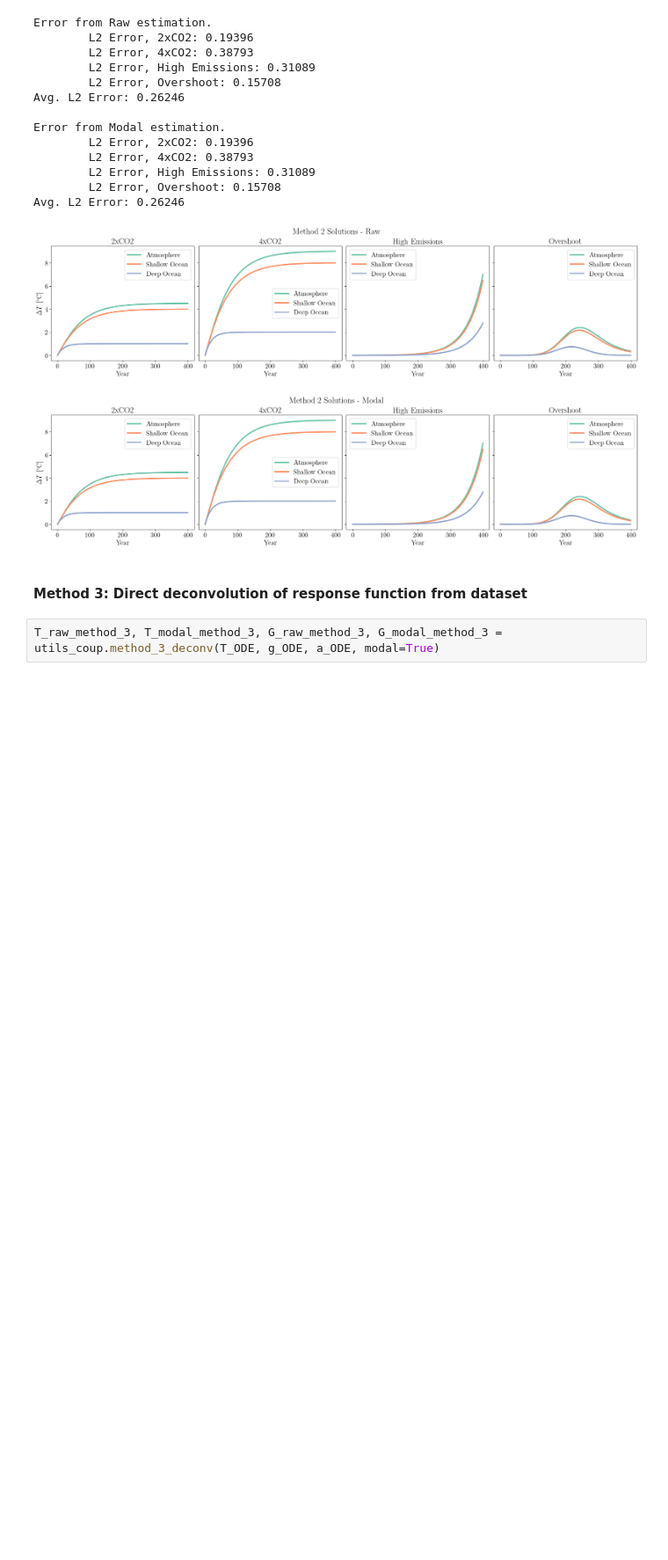
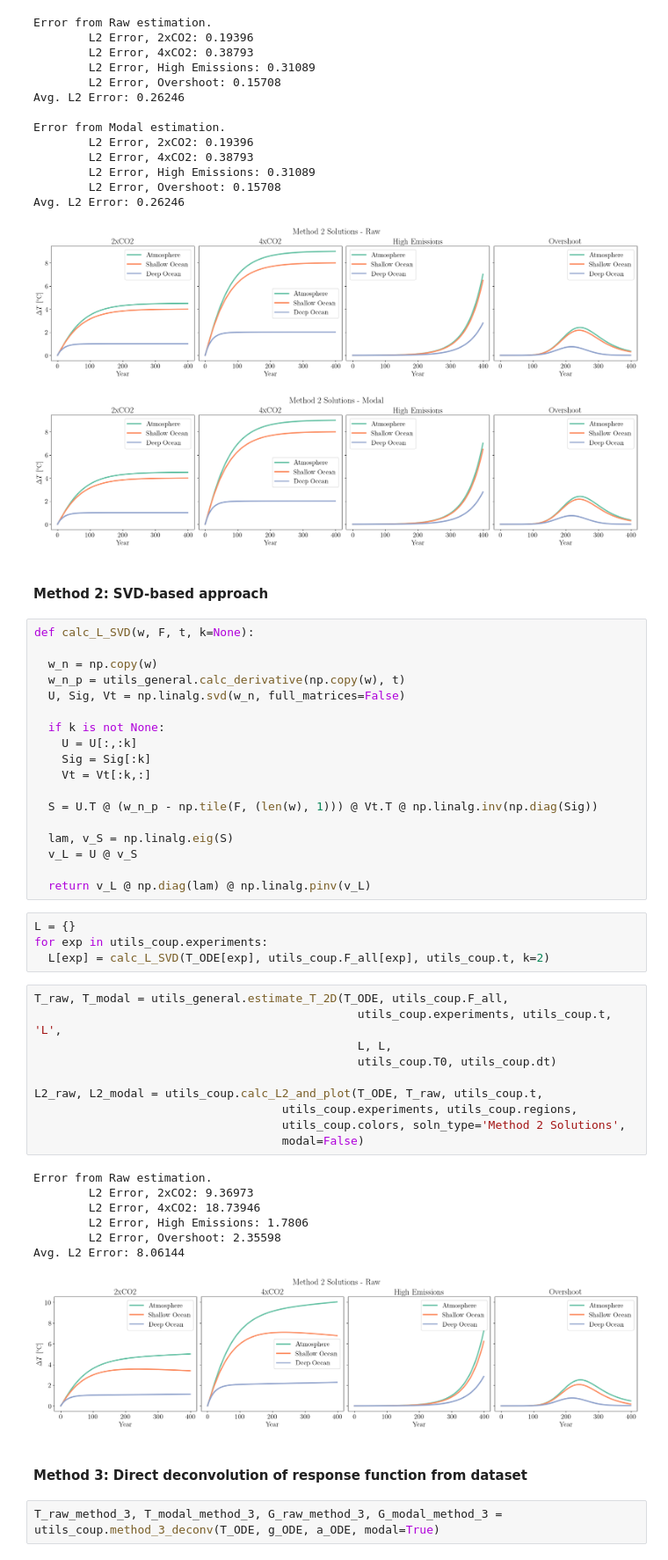
Before and after one commit to cbwomack/SCM_Emulators, a Jupyter notebook: exp2a_qs_3boxC.ipynb, the cells around one changed output. Shown: that part at 88% size. Drawn from its saved outputs; the diff is of its cells as text; blank space fills up the shorter version.

```diff
--- a/exp2a_qs_3boxC.ipynb
+++ b/exp2a_qs_3boxC.ipynb
@@ -55,6 +55,48 @@ Error from Modal estimation.
 Avg. L2 Error: 0.26246
 [figure]
 [figure]
+# %% [markdown]
+#### Method 2: SVD-based approach
+# %%
+def calc_L_SVD(w, F, t, k=None):
+
+  w_n = np.copy(w)
+  w_n_p = utils_general.calc_derivative(np.copy(w), t)
+  U, Sig, Vt = np.linalg.svd(w_n, full_matrices=False)
+
+  if k is not None:
+    U = U[:,:k]
+    Sig = Sig[:k]
+    Vt = Vt[:k,:]
+
+  S = U.T @ (w_n_p - np.tile(F, (len(w), 1))) @ Vt.T @ np.linalg.inv(np.diag(Sig))
+
+  lam, v_S = np.linalg.eig(S)
+  v_L = U @ v_S
+
+  return v_L @ np.diag(lam) @ np.linalg.pinv(v_L)
+# %%
+L = {}
+for exp in utils_coup.experiments:
+  L[exp] = calc_L_SVD(T_ODE[exp], utils_coup.F_all[exp], utils_coup.t, k=2)
+# %%
+T_raw, T_modal = utils_general.estimate_T_2D(T_ODE, utils_coup.F_all,
+                                               utils_coup.experiments, utils_coup.t, 'L',
+                                               L, L,
+                                               utils_coup.T0, utils_coup.dt)
+
+L2_raw, L2_modal = utils_coup.calc_L2_and_plot(T_ODE, T_raw, utils_coup.t,
+                                    utils_coup.experiments, utils_coup.regions,
+                                    utils_coup.colors, soln_type='Method 2 Solutions',
+                                    modal=False)
+# %% [output]
+Error from Raw estimation.
+        L2 Error, 2xCO2: 9.36973
+        L2 Error, 4xCO2: 18.73946
+        L2 Error, High Emissions: 1.7806
+        L2 Error, Overshoot: 2.35598
+Avg. L2 Error: 8.06144
+[figure, added]
 # %% [markdown]
 #### Method 3: Direct deconvolution of response function from dataset
 # %%
```
Also changed, not shown: 43 other files.
